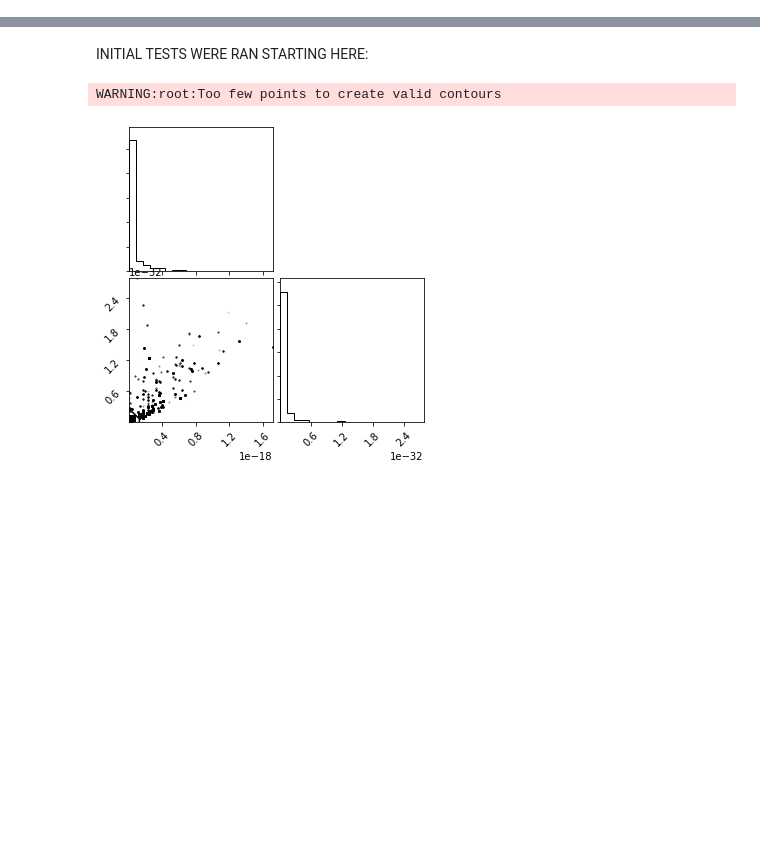
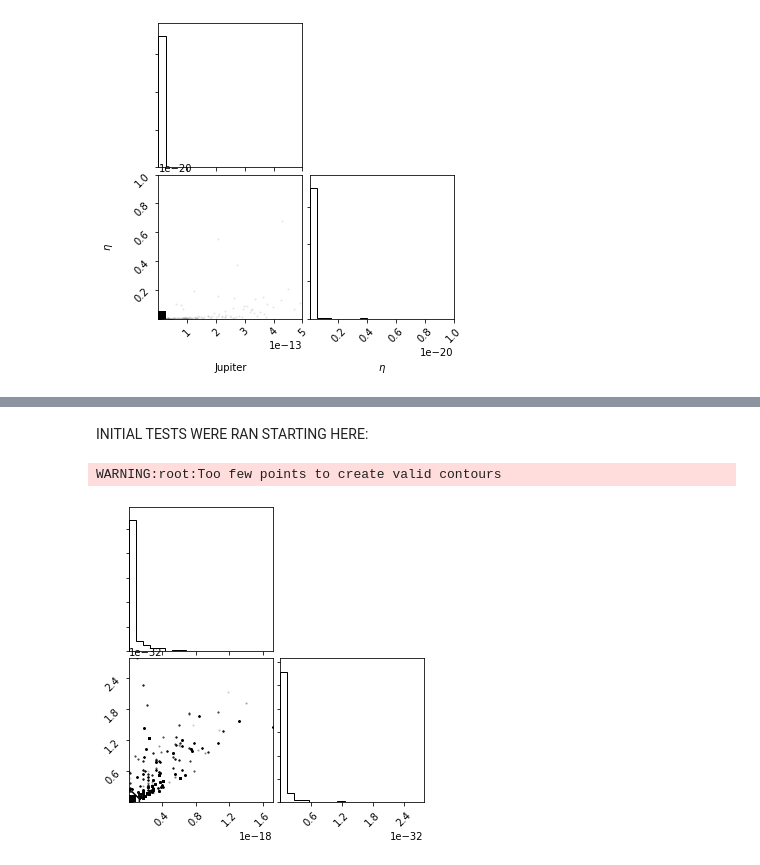
Before and after one commit to MDAddario/invisoplanet_detection, a Jupyter notebook: Running_MCMC.ipynb, the cells around one changed output, grey strips where cells are left out. Cells and saved outputs as stored; diff of their text form; code cells hidden in the pictures; blank space fills up the shorter version.

```diff
--- a/Running_MCMC.ipynb
+++ b/Running_MCMC.ipynb
@@ -6,34 +6,35 @@ import emcee
 from invisoplanet_detection.statistics import *
 # %%
 def run_MCMC(filepath, known_bodies, unknown_bodies, num_dim, surrogate_points = 9, num_iter_likelihood = 20000,
-             time_step = 0.5, last_n = 100, num_walker = 32, num_iter_MCMC = 5000, discard = 500, thin = 10):
+             time_step = 0.5, last_n = 100, num_walker = 16, num_iter_MCMC = 5000, init_guess_factor_1 = 2,
+             init_guess_factor_2 = 2, discard = 500, thin = 10):
 
     #Retrieve mass of unknown bodies:
     with open(filepath, "r") as file:
         ics = json.load(file)
     unknown_masses_list = []
     for i, body in enumerate(ics["bodies"]):
-        if i >= N:
+        if i >= known_bodies:
             mass = body["mass"]
             unknown_masses_list.append(mass)
 
     #Define max_masses from the unknown_masses list:
-    unknown_masses_list[unknown_masses_list == 0] = 0.00001
-    max_masses = np.array(unknown_masses_list * 10)
+    max_masses = np.array(unknown_masses_list, dtype = float) * 100
+    max_masses[max_masses == 0] = 0.001
 
     #Construct the likelihood:
-    likelihood = Likelihood(known_bodies, unknown_bodies, filepath, max_masses, surrogate_points,
-                                    num_iter_likelihood, time_step, last_n)
+    likelihood = Likelihood(known_bodies, unknown_bodies, filepath, max_masses, surrogate_points, num_iter_likelihood,
+                            time_step, last_n)
 
     #Define initial positions for the walkers for MCMC:
     if unknown_bodies == 1 and num_dim == 1: #Running MCMC for 1 unknown body
-        array = np.array([max_masses[0]/2])
+        array = np.array([max_masses[0]/100*init_guess_factor_1])
     elif unknown_bodies == 1 and num_dim == 2: #Running MCMC for 1 unknown body and eta
-        array = np.array([[max_masses[0]/2, 0],[0, 1]])
+        array = np.array([[max_masses[0]/100*init_guess_factor_1, 0],[0, 1]])
     elif unknown_bodies == 2 and num_dim == 2: #Running MCMC for 2 unknown bodies
-        array = np.array([[max_masses[0]/2, 0],[0, max_masses[1]/2]])
+        array = np.array([[max_masses[0]/100*init_guess_factor_1, 0],[0, max_masses[1]/100*init_guess_factor_2]])
     elif unknown_bodies == 2 and num_dim == 3: #Running MCMC for 2 unknown bodies and eta
-        array = np.array([[max_masses[0]/2, 0, 0],[0, max_masses[1]/2, 0],[0, 0, 1]])
+        array = np.array([[max_masses[0]/100*init_guess_factor_1, 0, 0],[0, max_masses[1]/100*init_guess_factor_2, 0],[0, 0, 1]])
     else:
         return likelihood.hardcorded_error_message()
     init_pos = np.random.rand(num_walker, num_dim) @ array
@@ -42,9 +43,9 @@ def run_MCMC(filepath, known_bodies, unknown_bodies, num_dim, surrogate_points =
     if num_dim == unknown_bodies:
         likelihood.set_eta(1)
         sampler = emcee.EnsembleSampler(num_walker, num_dim, likelihood.log_posterior)
-        sampler.run_mcmc(init_pos, num_iter, progress=True);
+        sampler.run_mcmc(init_pos, num_iter_MCMC, progress=True);
     else:
-        sampler = emcee.EnsembleSampler(num_walker, num_dim, likelihood_SUN_JUP.log_posterior_variable_eta)
-        sampler.run_mcmc(init_pos, num_iter, progress=True);
+        sampler = emcee.EnsembleSampler(num_walker, num_dim, likelihood.log_posterior_variable_eta)
+        sampler.run_mcmc(init_pos, num_iter_MCMC, progress=True);
 
     return sampler.get_chain(), sampler.get_chain(discard = discard, thin = thin, flat = True)
@@ -50,0 +55,3 @@ def run_MCMC(filepath, known_bodies, unknown_bodies, num_dim, surrogate_points =
+# %%
+fig_SUN_JUP = corner.corner(flat_SUN_JUP, range = [(0, 5e-13), (0, 1e-20)], labels = ['Jupiter', r'$\eta$']);
+# %% [output]
@@ -51 +59,2 @@ def run_MCMC(filepath, known_bodies, unknown_bodies, num_dim, surrogate_points =
+[figure, added]
 # %%
```
Also changed, not shown: parts of 10 cells of this notebook.
